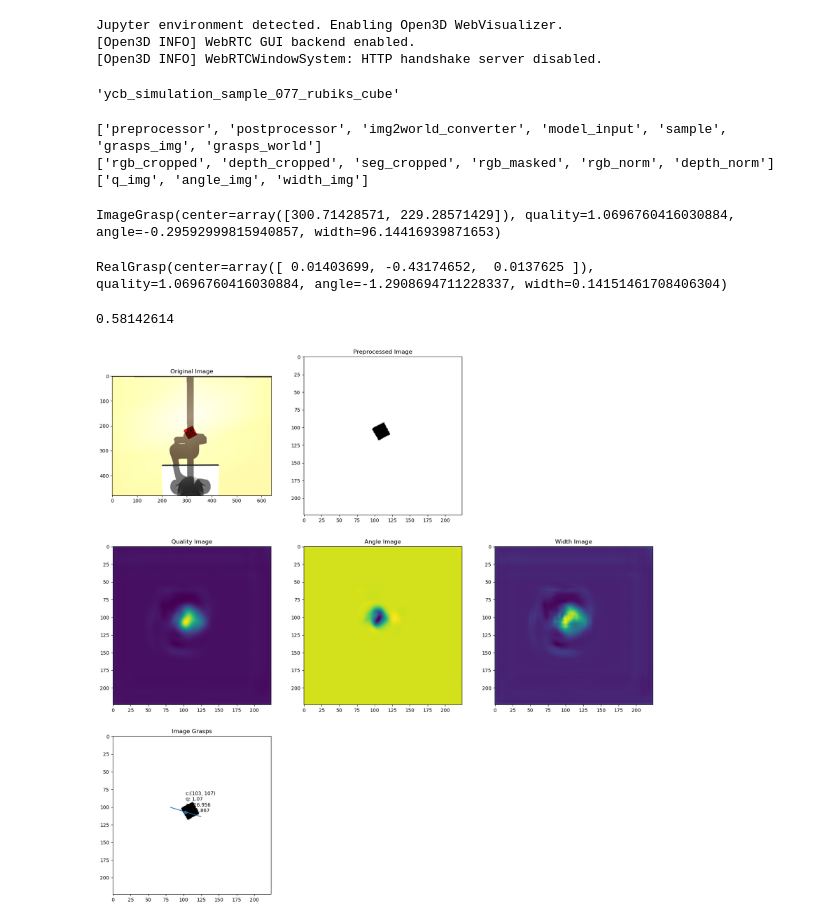
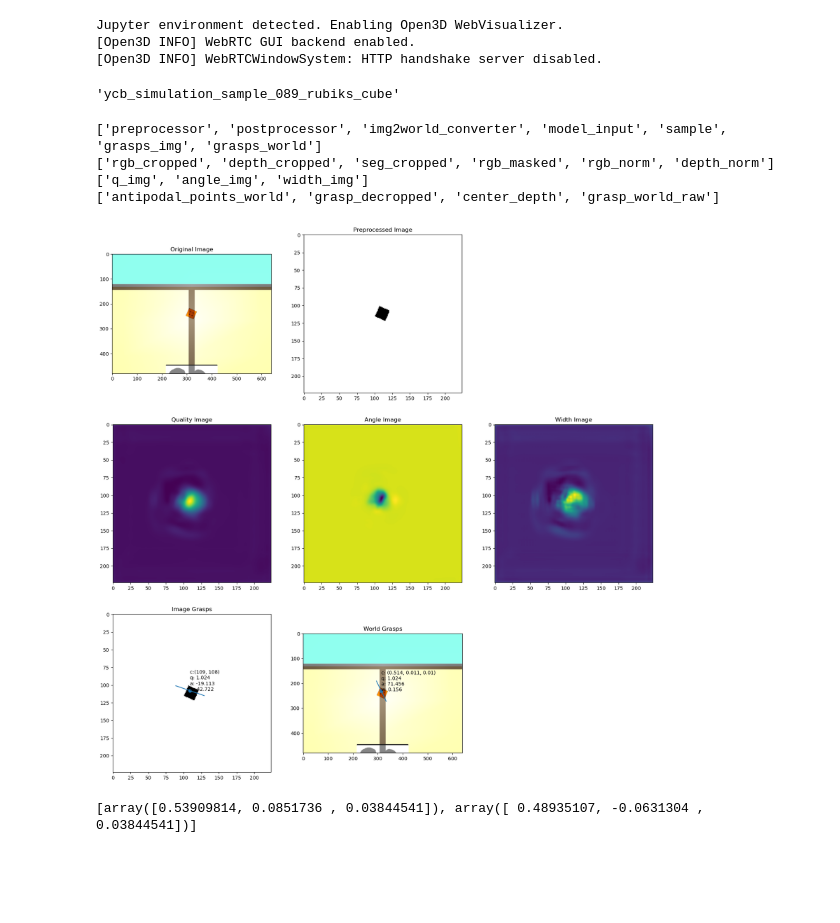
Before and after one commit to m0dd0/GrConvNetBenchmark, a Jupyter notebook: notebooks/05_processing_world.ipynb, the cells around one changed output. Drawn from its saved outputs; the diff is of its cells as text; code cells hidden in the pictures; blank space fills up the shorter version.

Commit message:
world grasp visualization

```diff
--- a/notebooks/05_processing_world.ipynb
+++ b/notebooks/05_processing_world.ipynb
@@ -18,12 +18,12 @@ Jupyter environment detected. Enabling Open3D WebVisualizer.
 [Open3D INFO] WebRTC GUI backend enabled.
 [Open3D INFO] WebRTCWindowSystem: HTTP handshake server disabled.
 # %%
-dataset_path = Path("/home/moritz/Documents/ycb_sim_data")
+dataset_path = Path("/home/moritz/Documents/ycb_sim_data_1")
 dataset = YCBSimulationData(dataset_path)
 sample = dataset[-1]
 sample.name
 # %% [output]
-'ycb_simulation_sample_077_rubiks_cube'
+'ycb_simulation_sample_089_rubiks_cube'
 # %%
 cam_intrinsics = sample.cam_intrinsics
 cam_pos = sample.cam_pos
@@ -42,15 +42,15 @@ e2e_processor = End2EndProcessor(
     img2world_converter=Img2WorldConverter(
         coord_converter=Img2WorldCoordConverter(
             cam_intrinsics,
+            cam_rot,
             cam_pos,
-            cam_rot
         ),
         decropper=Decropper(
             resized_in_preprocess = resize,
-            original_image_size = image_size
+            original_img_size = image_size
         ),
         height_adjuster=GraspHeightAdjuster(
-            min_grasp_height=0.01,
+            min_height=0.01,
             target_grasp_depth=0.04,
         ),
     ),
@@ -60,41 +60,39 @@ process_data = e2e_processor(sample)
 print(list(process_data.keys()))
 print(list(process_data["preprocessor"].keys()))
 print(list(process_data["postprocessor"].keys()))
+print(list(process_data["img2world_converter"].keys()))
 # %% [output]
 ['preprocessor', 'postprocessor', 'img2world_converter', 'model_input', 'sample', 'grasps_img', 'grasps_world']
 ['rgb_cropped', 'depth_cropped', 'seg_cropped', 'rgb_masked', 'rgb_norm', 'depth_norm']
 ['q_img', 'angle_img', 'width_img']
+['antipodal_points_world', 'grasp_decropped', 'center_depth', 'grasp_world_raw']
-# %%
-process_data["img2world_converter"]["grasp_decropped"]
-# %% [output]
-ImageGrasp(center=array([300.71428571, 229.28571429]), quality=1.0696760416030884, angle=-0.29592999815940857, width=96.14416939871653)
-# %%
-process_data["img2world_converter"]["grasp_unadjusted"]
-# %% [output]
-RealGrasp(center=array([ 0.01403699, -0.43174652,  0.0137625 ]), quality=1.0696760416030884, angle=-1.2908694711228337, width=0.14151461708406304)
-# %%
-process_data["img2world_converter"]["center_depth"]
-# %% [output]
-0.58142614
 # %%
-fig = viz.overview_fig(
+fig = vis.overview_fig(
     fig=plt.figure(figsize=(20, 20)),
-    original_rgb=viz.make_tensor_displayable(process_data["sample"].rgb, True, True),
-    preprocessed_rgb=viz.make_tensor_displayable(
+    original_rgb=vis.make_tensor_displayable(process_data["sample"].rgb, True, True),
+    preprocessed_rgb=vis.make_tensor_displayable(
         process_data["preprocessor"]["rgb_masked"], True, True
     ),
-    q_img=viz.make_tensor_displayable(
+    q_img=vis.make_tensor_displayable(
         process_data["postprocessor"]["q_img"], False, False
     ),
-    angle_img=viz.make_tensor_displayable(
+    angle_img=vis.make_tensor_displayable(
         process_data["postprocessor"]["angle_img"], False, False
     ),
-    width_img=viz.make_tensor_displayable(
+    width_img=vis.make_tensor_displayable(
         process_data["postprocessor"]["width_img"], False, False
     ),
     image_grasps=process_data["grasps_img"],
+    world_grasps=process_data["grasps_world"],
+    cam_intrinsics=cam_intrinsics,
+    cam_rot=cam_rot,
+    cam_pos=cam_pos,
 )
 
 plt.show()
 # %% [output]
-[figure, old version]
+[figure, new version]
+# %%
+print(process_data["img2world_converter"]["antipodal_points_world"])
+# %% [output]
+[array([0.53909814, 0.0851736 , 0.03844541]), array([ 0.48935107, -0.0631304 ,  0.03844541])]
```
Also changed, not shown: parts of 1 cell of this notebook, 1 other file.
